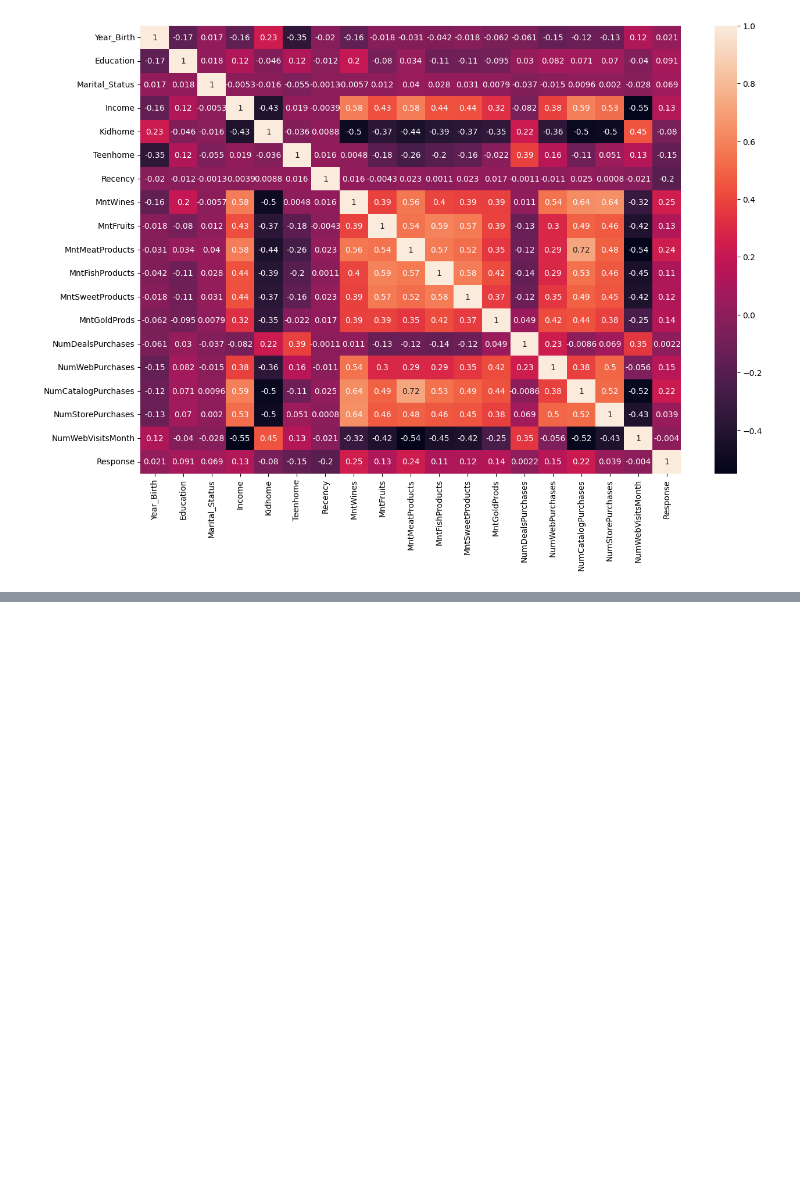
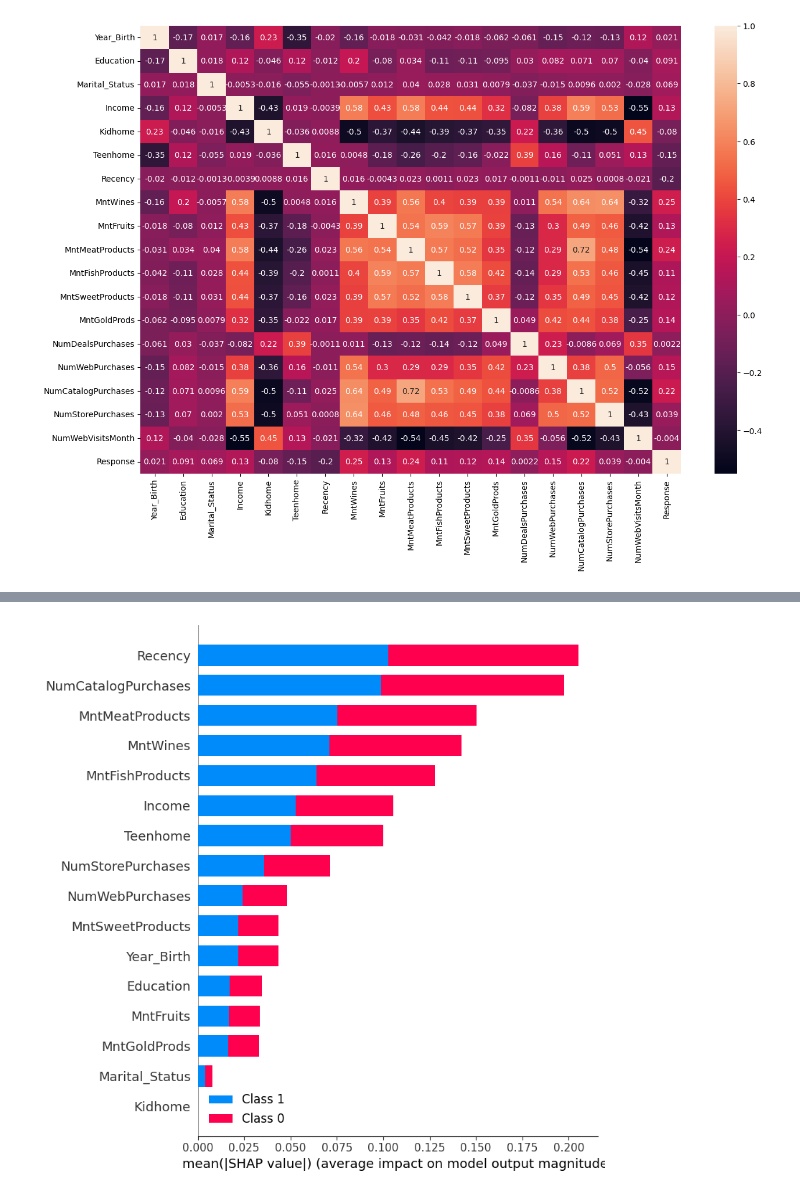
Before and after one commit to jigarsiddhpura/Superstore_Marketing_Campaign_Prediction, a Jupyter notebook: Superstore_Marketing_Campaign_Prediction.ipynb, the cells around one changed output, grey strips where cells are left out. Drawn from its saved outputs; the diff is of its cells as text; code cells hidden in the pictures; blank space fills up the shorter version.

```diff
--- a/Superstore_Marketing_Campaign_Prediction.ipynb
+++ b/Superstore_Marketing_Campaign_Prediction.ipynb
@@ -289,0 +355,15 @@ sns.heatmap(df.corr(),annot=True)
+# %%
+from scipy import stats
+
+selected_columns = ['Year_Birth', 'Income', 'MntFruits', 'MntMeatProducts', 'MntFishProducts', 'MntSweetProducts',
+           'MntGoldProds','NumCatalogPurchases']
+
+z_scores = np.abs(stats.zscore(trainX[selected_columns]))
+
+threshold = 3
+
+# output = (row_indices,col_indices) , will take only row_indices
+outlier_indices = np.where(z_scores > threshold)[0]
+
+trainX = trainX.drop(trainX.index[outlier_indices])
+trainY = trainY.drop(trainY.index[outlier_indices])
@@ -289,0 +439,11 @@ sns.heatmap(df.corr(),annot=True)
+# %%
+# SHAP = SHapley Additive exPlanations => provides tools for explaining the output of machine learning models.
+import shap
+explainer = shap.TreeExplainer(dtree)
+
+# SHAP values represent the contribution of each feature to the prediction made by the model.
+shap_values = explainer.shap_values(testX)
+
+shap.summary_plot(shap_values, testX)
+# %% [output]
+[figure, added]
```
Also changed, not shown: parts of 21 cells of this notebook.
